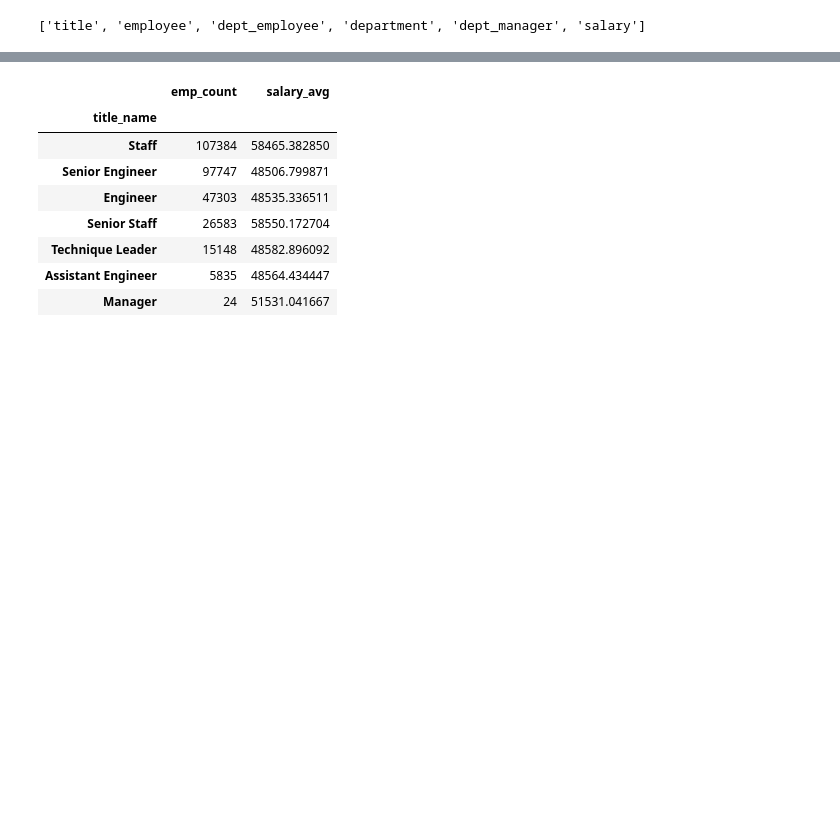
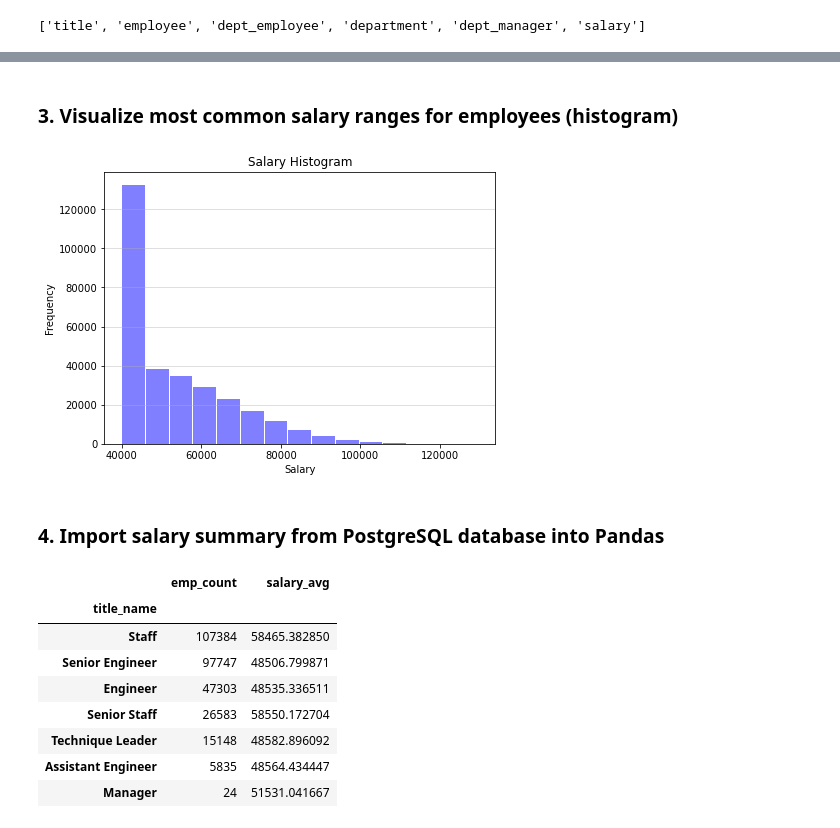
Before and after one commit to rperezme-data/DAB_H07_SQL-challenge, a Jupyter notebook: EmployeeSQL/Bonus_Analysis.ipynb, the cells around one changed output, grey strips where cells are left out. Saved outputs shown, nothing was run; the diff lists cells and outputs as text; code cells hidden in the pictures; blank space fills up the shorter version.

Commit message:
Data Visualization: Histogram & Bar plots

```diff
--- a/EmployeeSQL/Bonus_Analysis.ipynb
+++ b/EmployeeSQL/Bonus_Analysis.ipynb
@@ -61,0 +50,2 @@ sql_statement = 'SELECT t.title_name, COUNT(e.emp_no) AS "emp_count", AVG(s.sala
+# %% [markdown]
+### 3. Visualize  most common salary ranges for employees (histogram)
@@ -61,0 +54,16 @@ sql_statement = 'SELECT t.title_name, COUNT(e.emp_no) AS "emp_count", AVG(s.sala
+# %%
+x = salary_df['salary']
+
+plt.figure(figsize=(7,5))
+n, bins, patches = plt.hist(x, bins=15, color='blue', alpha=0.5, rwidth=0.95)
+
+plt.title('Salary Histogram')
+plt.xlabel('Salary')
+plt.ylabel('Frequency')
+
+plt.grid(axis='y', alpha=0.5)
+plt.show()
+# %% [output]
+[figure, added]
+# %% [markdown]
+### 4. Import salary summary from PostgreSQL database into Pandas
```
Also changed, not shown: parts of 15 cells of this notebook.
